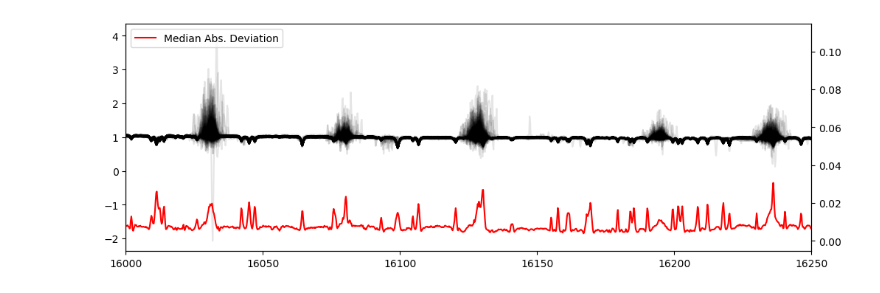
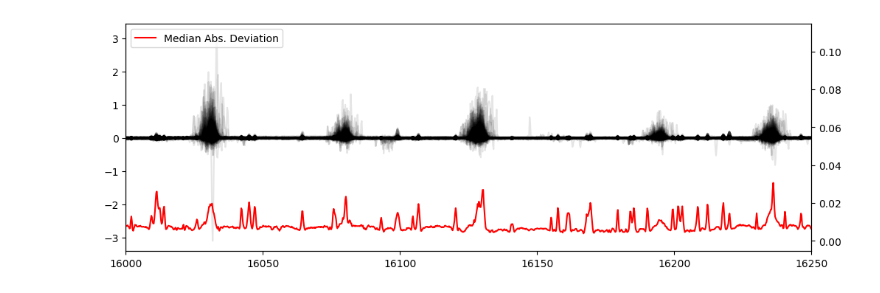
Before and after one commit to josephhand/BSRC-ALIAS, a Jupyter notebook: scratch/statistical_tests.ipynb, the cells around one changed output. Cells and saved outputs as stored; diff of their text form; code cells hidden in the pictures.

```diff
--- a/scratch/statistical_tests.ipynb
+++ b/scratch/statistical_tests.ipynb
@@ -27,12 +38,12 @@ mad = scipy.stats.median_abs_deviation(residuals, axis=0, nan_policy='omit')
 # %%
 plt.figure(figsize=(12,4))
 
-plt.plot(ds.wave, ds.flux.T, color='black', alpha=0.1)
+plt.plot(ds.wave, residuals.T, color='black', alpha=0.1)
 plt.twinx().plot(ds.wave, mad, color='red', label='Median Abs. Deviation')
 plt.legend(loc=2)
 _ = plt.xlim(16000, 16250)
 # %% [output]
-[figure, old version]
+[figure, new version]
 # %%
 pl = np.nanpercentile(residuals, 5, axis=0)
 ph = np.nanpercentile(residuals, 95, axis=0)
```
Also changed, not shown: parts of 2 cells of this notebook, 8 other files.
